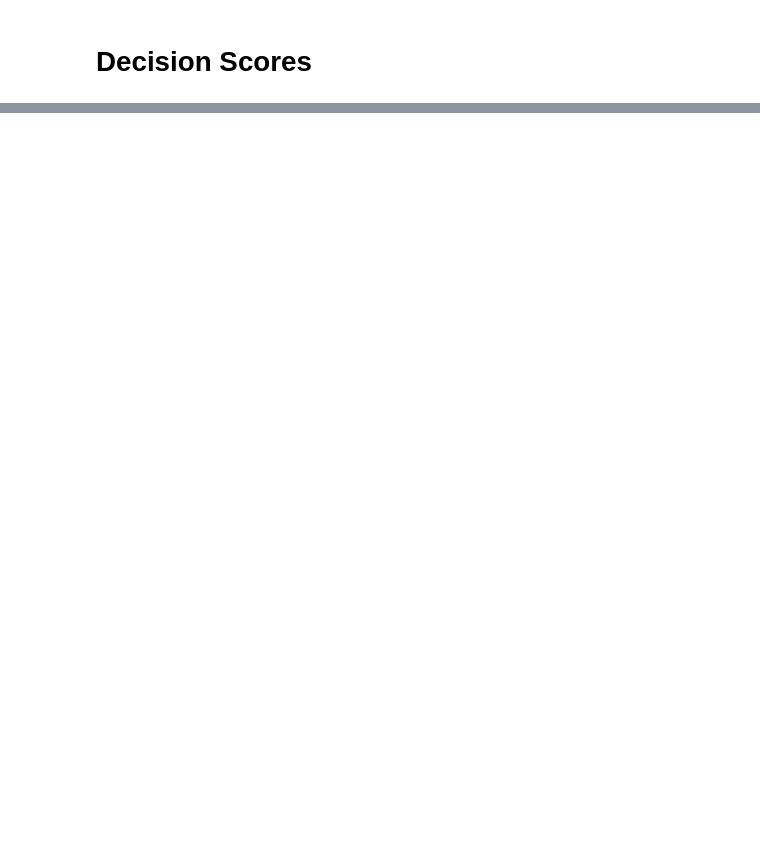
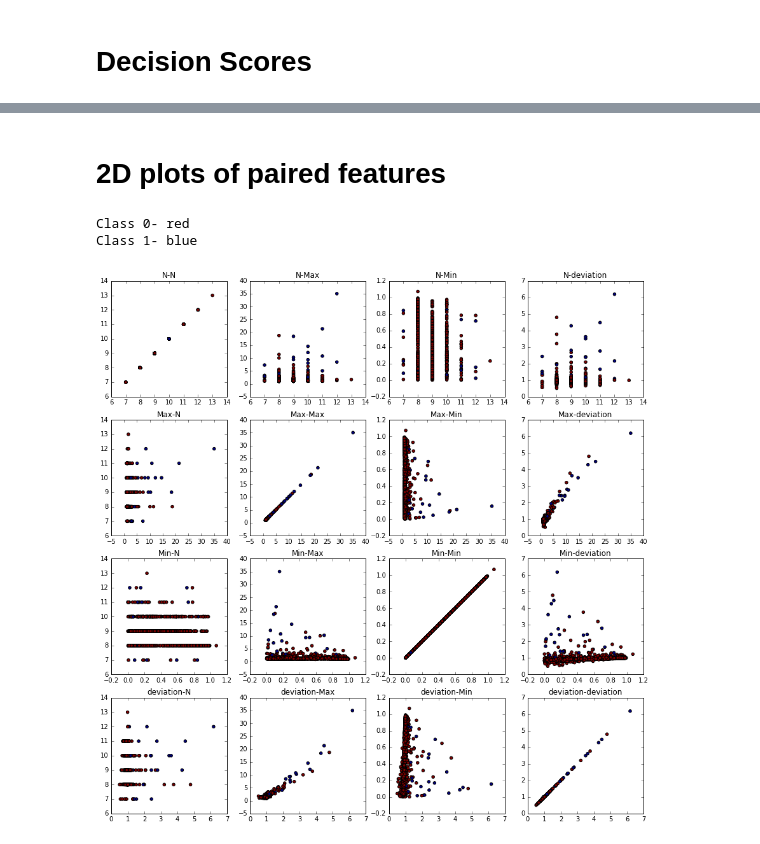
Before and after one commit to yandexdataschool/ship_tracks_recognition, a Jupyter notebook: notebooks/Classifier.ipynb, the cells around one changed output, grey strips where cells are left out. Drawn from its saved outputs; the diff is of its cells as text; code cells hidden in the pictures; blank space fills up the shorter version.

```diff
--- a/notebooks/Classifier.ipynb
+++ b/notebooks/Classifier.ipynb
@@ -117,0 +131,18 @@ plt.legend(loc="upper left")
+# %% [markdown]
+# 2D plots of paired features
+# %%
+features = ('N', 'Max', 'Min', 'deviation')
+plt.figure(figsize=(15, 15))
+k = 1
+for i in features:
+    for j in features:
+        plt.subplot(4, 4, k)
+        k += 1
+        plt.scatter(table[i], table[j], c=table['Class'])
+        plt.title(i+'-'+j)
+print "Class 0- red"
+print "Class 1- blue"
+# %% [output]
+Class 0- red
+Class 1- blue
+[figure, added]
```
Also changed, not shown: parts of 32 cells of this notebook, 1 other file.
